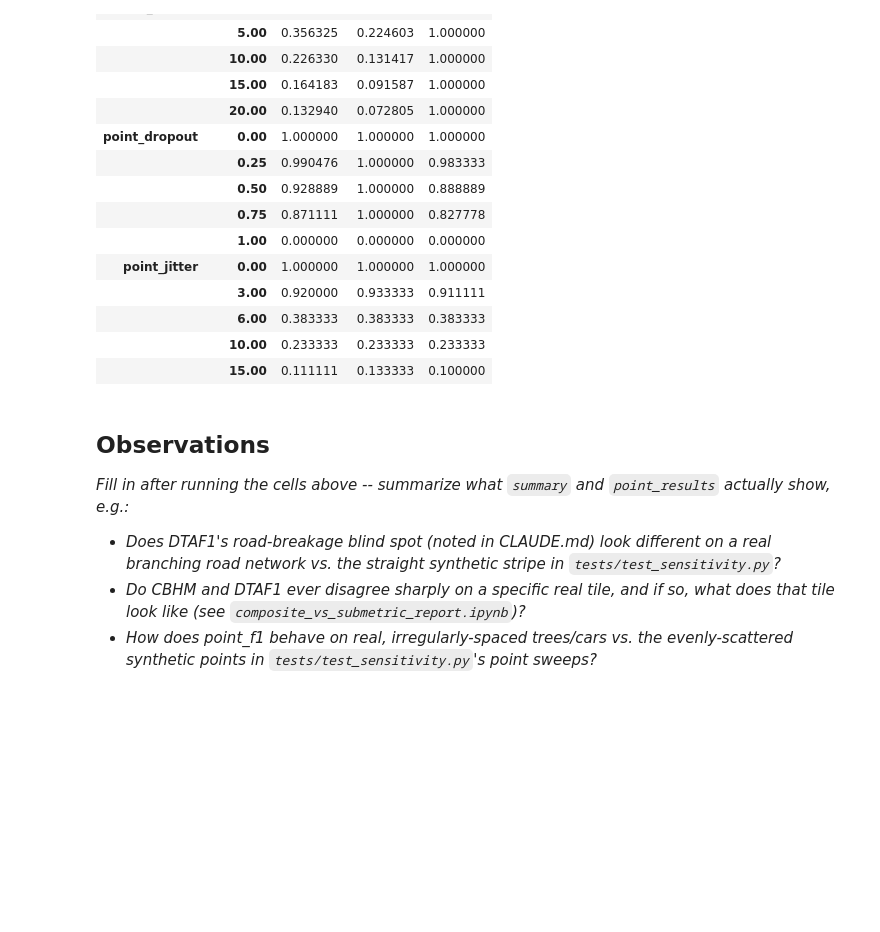
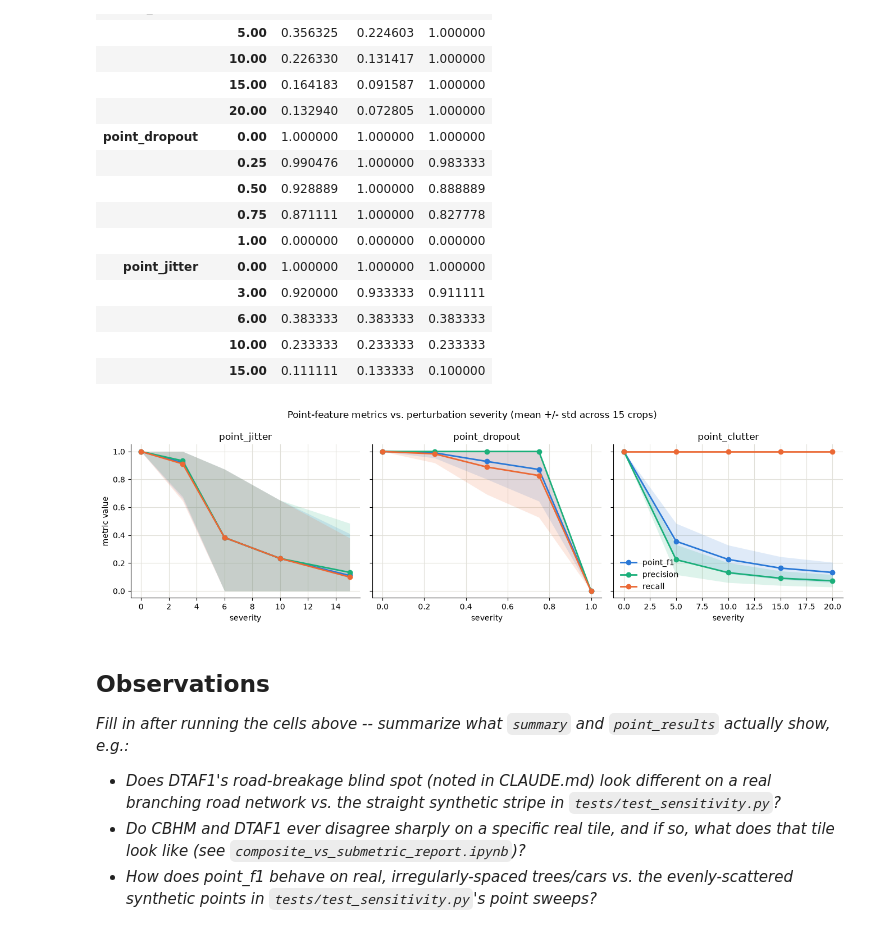
Before and after one commit to DanielZGeorge/PLEM, a Jupyter notebook: notebooks/real_data_evaluation.ipynb, the cells around one changed output. Cells and saved outputs as stored; diff of their text form; code cells hidden in the pictures; blank space fills up the shorter version.

```diff
--- a/notebooks/real_data_evaluation.ipynb
+++ b/notebooks/real_data_evaluation.ipynb
@@ -288,6 +346,38 @@ else:
 |  | 6.00 | 0.383333 | 0.383333 | 0.383333 |
 |  | 10.00 | 0.233333 | 0.233333 | 0.233333 |
 |  | 15.00 | 0.111111 | 0.133333 | 0.100000 |
+# %%
+# Colorized small multiples for the point-feature sweep (same treatment as
+# the road/building charts above).
+if not point_results.empty:
+    point_metric_cols = ["point_f1", "precision", "recall"]
+    fig, axes = plt.subplots(1, len(POINT_PERTURBATIONS), figsize=(4.5 * len(POINT_PERTURBATIONS), 4),
+                              sharey=True)
+    for ax, pert_name in zip(axes, POINT_PERTURBATIONS):
+        sub = point_results[point_results["perturbation"] == pert_name]
+        stats = sub.groupby("severity")[point_metric_cols].agg(["mean", "std"])
+        for metric in point_metric_cols:
+            mean = stats[(metric, "mean")]
+            std = stats[(metric, "std")]
+            color = METRIC_COLORS[metric]
+            ax.plot(mean.index, mean.values, marker="o", color=color, label=metric, linewidth=2)
+            ax.fill_between(mean.index, (mean - std).clip(lower=0), (mean + std).clip(upper=1),
+                             color=color, alpha=0.15, linewidth=0)
+        ax.set_title(pert_name)
+        ax.set_xlabel("severity")
+        ax.set_ylim(-0.05, 1.05)
+        ax.grid(True, color="#e1e0d9", linewidth=0.8)
+        ax.set_axisbelow(True)
+        for spine in ("top", "right"):
+            ax.spines[spine].set_visible(False)
+
+    axes[0].set_ylabel("metric value")
+    axes[-1].legend(loc="lower left", frameon=False)
+    fig.suptitle("Point-feature metrics vs. perturbation severity (mean +/- std across 15 crops)")
+    fig.tight_layout()
+    plt.show()
+# %% [output]
+[figure, added]
 # %% [markdown]
 ## Observations
 
```
Also changed, not shown: parts of 6 cells of this notebook, 1 other file.
